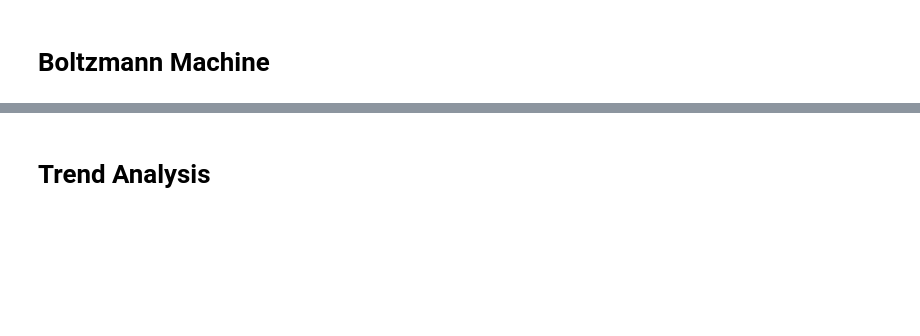
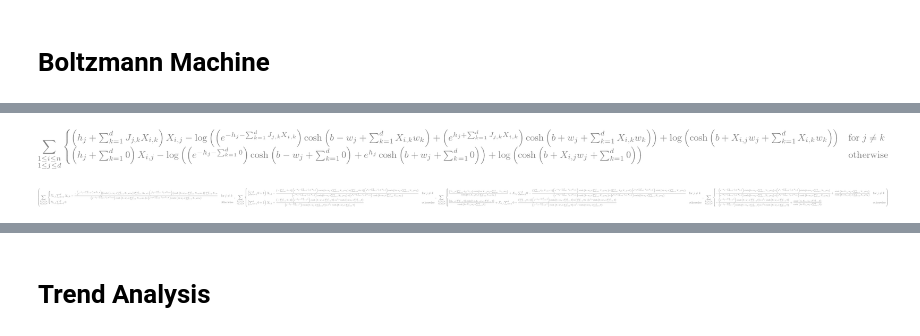
Before and after one commit to CodeBySohyun/Inverse_Ising_Inference, a Jupyter notebook: Data_Analysis/ising_optimisation.ipynb, the cells around one changed output, grey strips where cells are left out. Saved outputs shown, nothing was run; the diff lists cells and outputs as text; code cells hidden in the pictures; blank space fills up the shorter version.

```diff
--- a/Data_Analysis/ising_optimisation.ipynb
+++ b/Data_Analysis/ising_optimisation.ipynb
@@ -442,0 +216,45 @@ Execution time for train: 1187.0384860038757 seconds
+# %%
+from sympy import symbols, Sum, IndexedBase, log, cosh, exp, diff, Piecewise, Ne, simplify
+import sympy as sp
+
+# Define the symbols for the dimensions and indices
+n, d = symbols('n d', integer=True)
+i, j, k = symbols('i j k', integer=True)
+b = symbols('b', real=True)
+
+# Define the symbolic indexed bases for J, h, w, and X
+J = IndexedBase('J', shape=(d, d))
+h = IndexedBase('h', shape=(d,))
+w = IndexedBase('w', shape=(d,))
+X = IndexedBase('X', shape=(n, d))
+
+# Define S_ij and S_ik excluding the k = j term
+S_ij = Sum(Piecewise((J[j, k] * X[i, k], Ne(k, j)), (0, True)), (k, 1, d)) + h[j]
+S_ik = Sum(Piecewise((w[k] * X[i, k], Ne(k, j)), (0, True)), (k, 1, d)) + b
+
+# Define the log-pseudolikelihood function LL
+LL = Sum(X[i, j] * S_ij + log(cosh(w[j] * X[i, j] + S_ik)) - log(
+    exp(S_ij) * cosh(w[j] + S_ik) + exp(-S_ij) * cosh(-w[j] + S_ik)), (i, 1, n), (j, 1, d))
+LL
+# %% [output]
+[figure, added]
+# %%
+# Compute the symbolic gradients
+grad_J_jk = diff(LL, J[j, k])
+grad_h_j = diff(LL, h[j])
+grad_w_j = diff(LL, w[j])
+grad_b = diff(LL, b)
+
+# Simplify the gradients
+grad_J_jk_simplified = simplify(grad_J_jk)
+grad_h_j_simplified = simplify(grad_h_j)
+grad_w_j_simplified = simplify(grad_w_j)
+grad_b_simplified = simplify(grad_b)
+
+# Initialise pretty-printing
+sp.init_printing(use_unicode=True)
+
+# Display the expressions
+grad_J_jk, grad_h_j, grad_w_j, grad_b
+# %% [output]
+[figure, added]
```
Also changed, not shown: parts of 11 cells of this notebook, 2 other files.
